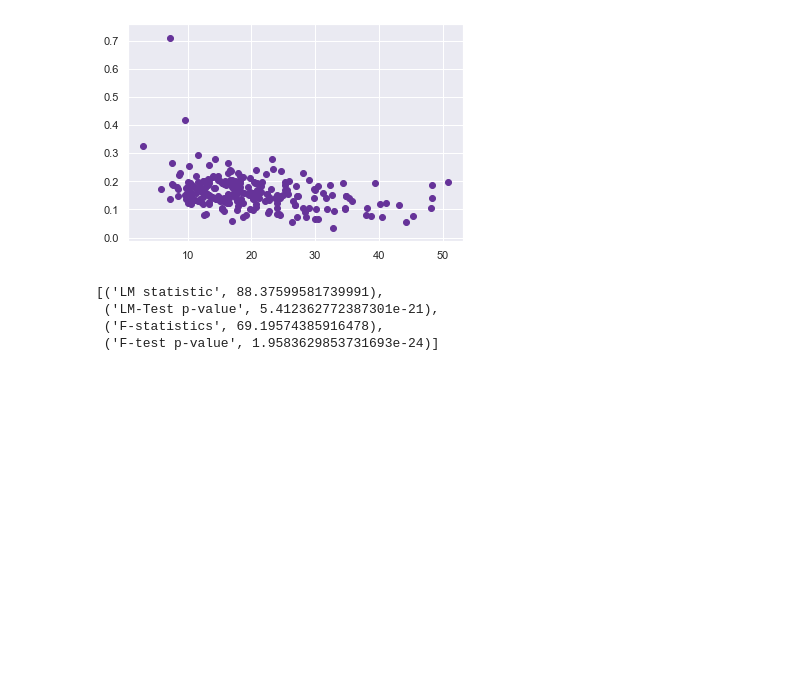
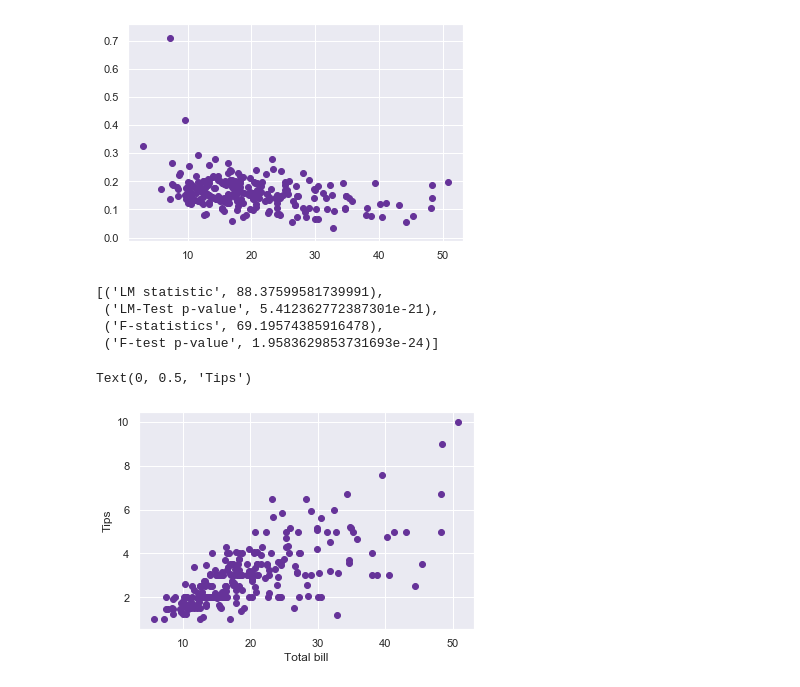
Before and after one commit to JuliaMal/Fundamentals_project, a Jupyter notebook: Tips.ipynb, the cells around one changed output. Drawn from its saved outputs; the diff is of its cells as text; code cells hidden in the pictures; blank space fills up the shorter version.

```diff
--- a/Tips.ipynb
+++ b/Tips.ipynb
@@ -951,3 +1001,10 @@ lzip(name, test)
  ('LM-Test p-value', 5.412362772387301e-21),
  ('F-statistics', 69.19574385916478),
  ('F-test p-value', 1.9583629853731693e-24)]
+# %%
+plt.scatter(df_mod2['total_bill'], df_mod2['tip'], color="rebeccapurple")
+plt.xlabel("Total bill")
+plt.ylabel("Tips")
+# %% [output]
+Text(0, 0.5, 'Tips')
+[figure, added]
```
Also changed, not shown: parts of 16 cells of this notebook.
